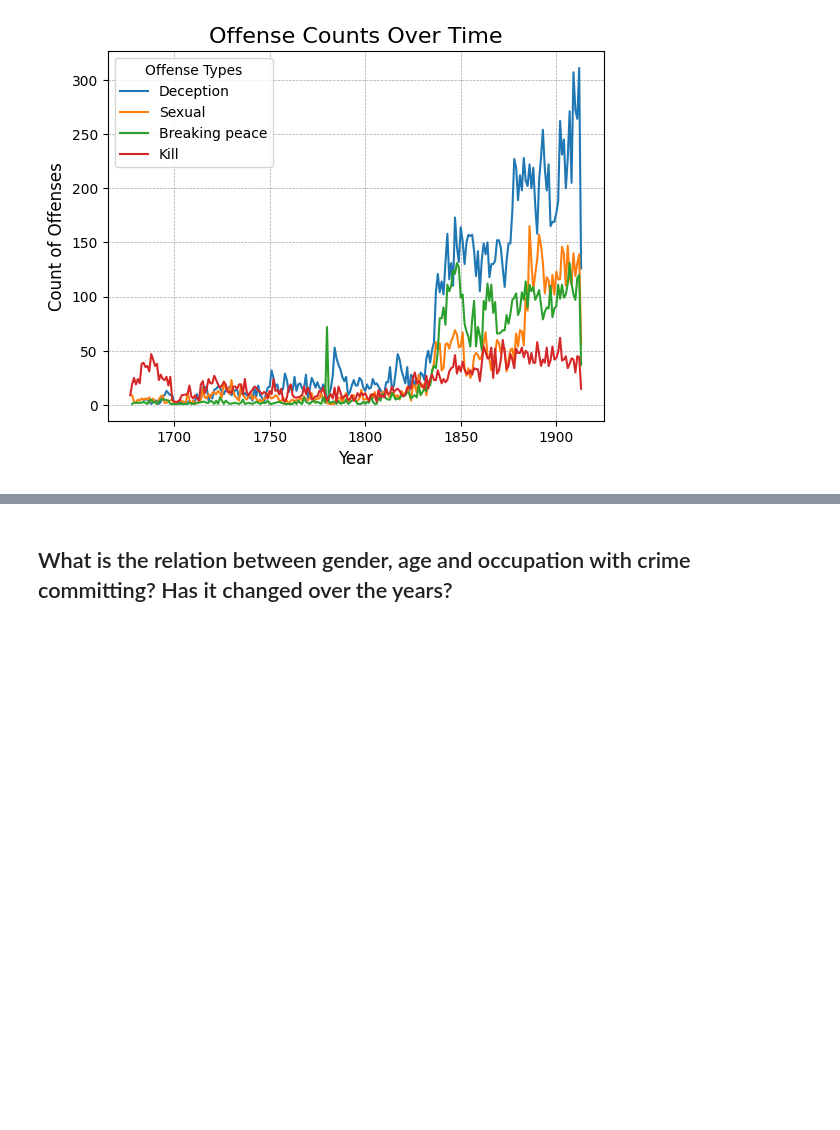
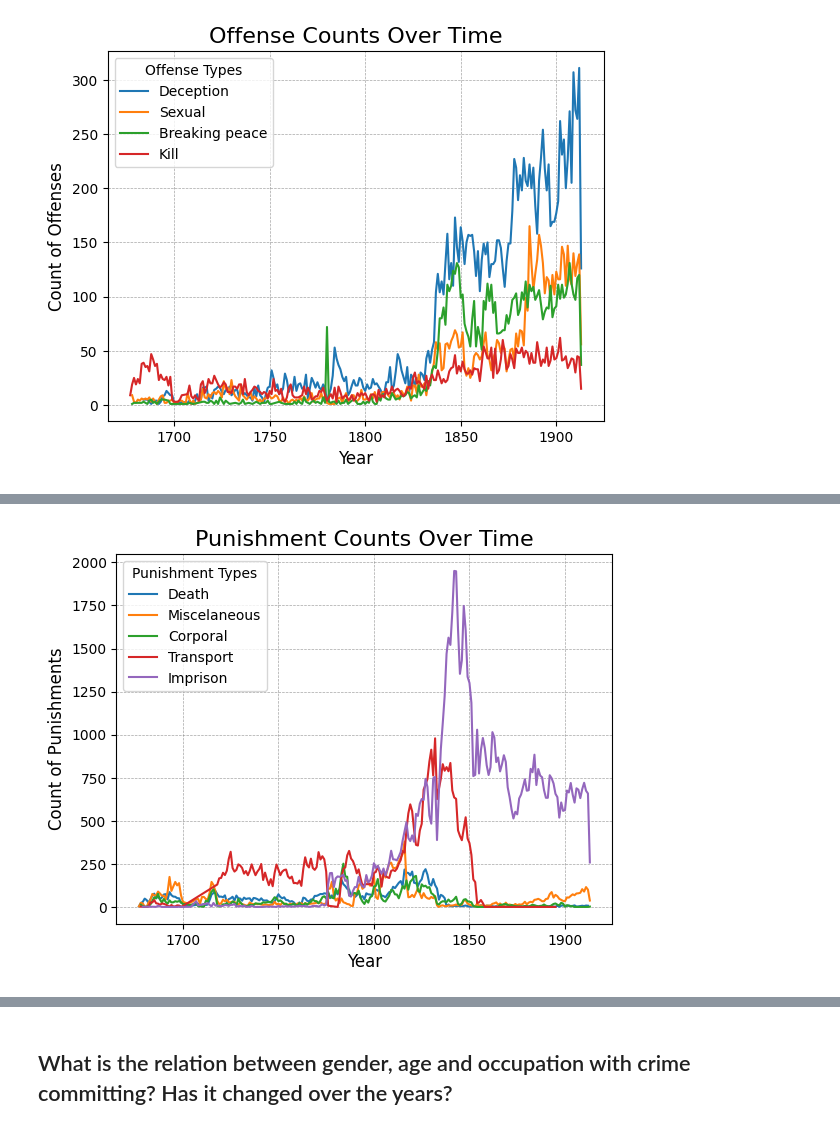
Before and after one commit to isabelabuzzo/Old-Bailey-Trails-Analysis, a Jupyter notebook: 1_Intro.ipynb, the cells around one changed output, grey strips where cells are left out. Drawn from its saved outputs; the diff is of its cells as text; code cells hidden in the pictures; blank space fills up the shorter version.

```diff
--- a/1_Intro.ipynb
+++ b/1_Intro.ipynb
@@ -651,0 +574,3 @@ df_time_punish
+# %%
+time_punish_count = df_time_punish[['trial_punishment_category','trial_year']].value_counts()
+time_punish_count
@@ -651,0 +593,31 @@ df_time_punish
+# %%
+time_punish_count['death'].sort_index().plot(
+                    kind='line',
+                    label='Death',)
+
+time_punish_count['miscPunish'].sort_index().plot(
+                    kind='line',
+                    label='Miscelaneous')
+
+time_punish_count['corporal'].sort_index().plot(
+                    kind='line',
+                    label='Corporal')
+
+time_punish_count['transport'].sort_index().plot(
+                    kind='line',
+                    label='Transport')
+
+time_punish_count['imprison'].sort_index().plot(
+                    kind='line',
+                    label='Imprison')
+
+plt.legend(title='Punishment Types')
+
+plt.title('Punishment Counts Over Time', fontsize=16)
+plt.grid(color='gray', linestyle='--', linewidth=0.5, alpha=0.7)
+plt.xlabel('Year', fontsize=12)
+plt.ylabel('Count of Punishments', fontsize=12)
+
+plt.show()
+# %% [output]
+[figure, added]
```
Also changed, not shown: parts of 71 cells of this notebook, 2 other files.
